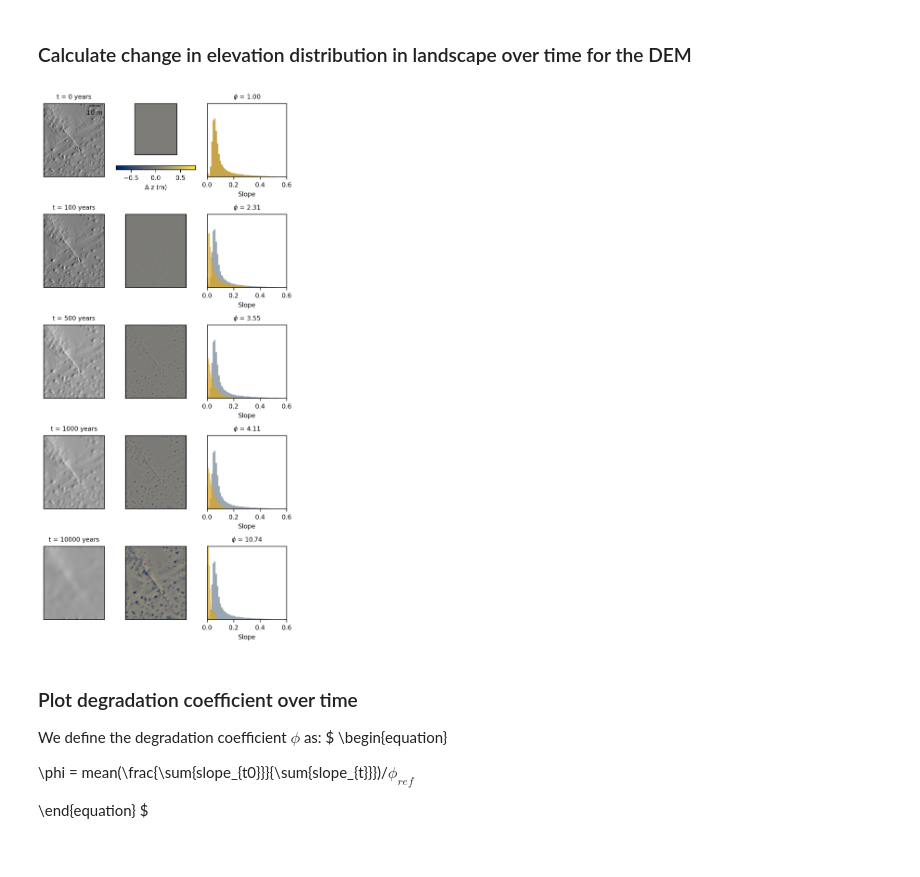
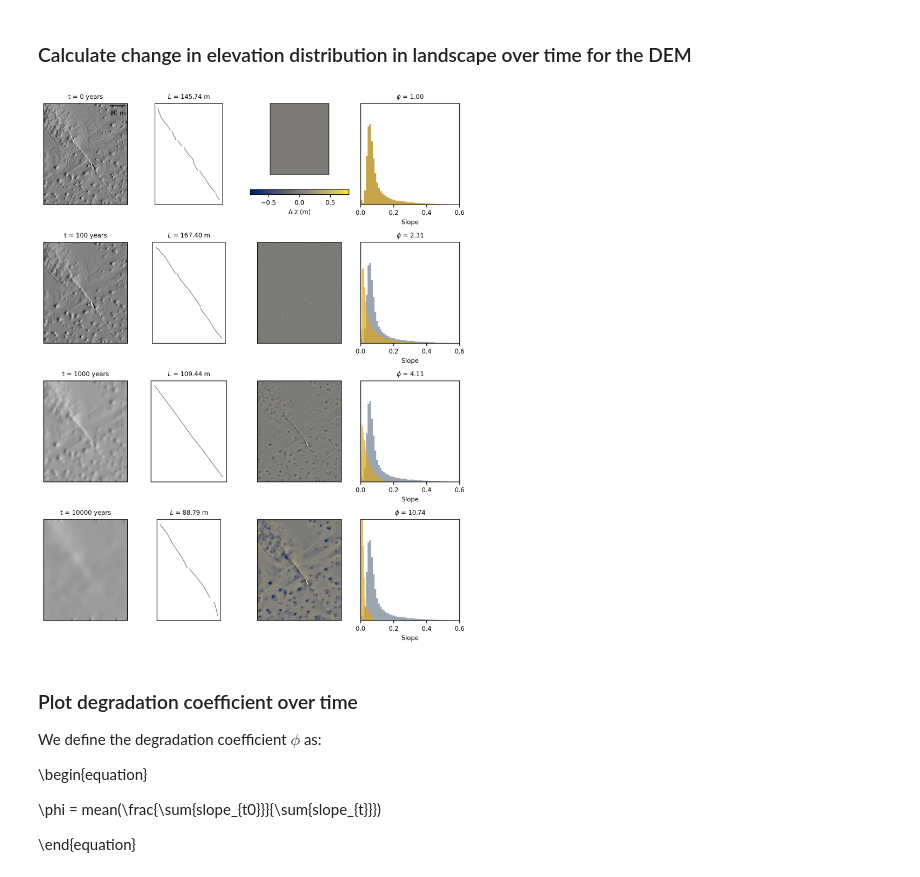
Before and after one commit to absrp/landscape_evolution_PFDHA, a Jupyter notebook: information_loss_analysis.ipynb, the cells around one changed output. Drawn from its saved outputs; the diff is of its cells as text; code cells hidden in the pictures.

Commit message:
added line length analysis

```diff
--- a/information_loss_analysis.ipynb
+++ b/information_loss_analysis.ipynb
@@ -24,18 +26,25 @@ mpl.rcParams['font.size'] = 8
 # %% [markdown]
 ### User-defined inputs
 # %%
-n_iter = np.array([0,2,10,20,200]) # number of iterations (total_time = n_iter * dt) at which to produce output, default dt=5 years
+n_iter = np.array([0,2,20,200]) # number of iterations (total_time = n_iter * dt) at which to produce output, default dt=5 years
 DEM_name = 'DEMs/rc_7_7_4_90.asc' # set name of your DEM here
 txtname = 'test.pdf' # figure name
+shapefile_dir = 'Shapefiles/774_scarp_shps/'
+files = os.listdir(shapefile_dir)
+shapefiles = [file for file in files if file.endswith(".shp")]
+epsg_code =  32611
 # %% [markdown]
 ### Calculate change in elevation distribution in landscape over time for the DEM
 # %%
 fig, ax = plt.subplots(
-    len(n_iter),3,
+    len(n_iter),4,
     tight_layout=True,
-    figsize=(5,10),
+    figsize=(8,10),
     dpi=300
 )
+
+# sort shapefiles in order for plotting later
+shapefiles_sorted = sorted(shapefiles, key=lambda x: int(x.split("_")[1].split(".")[0]))
 
 # landlab grid from DEM
 mg, z = read_esri_ascii(DEM_name, name='topographic__elevation')
@@ -73,29 +82,41 @@ for p in range(max(n_iter)+1):
         zfin = z[mg.nodes]
         z_diff =  zfin - z_t0
         zchange = mg.node_vector_to_raster(z_diff, flip_vertically=True)
-        im = ax[plot_counter,1].imshow(zchange,cmap='cividis',vmin=-0.8, vmax=0.8)
+        im = ax[plot_counter,2].imshow(zchange,cmap='cividis',vmin=-0.8, vmax=0.8)
         if plot_counter == 0:
-            fig.colorbar(im, ax=ax[plot_counter,1],label='$\Delta$ z (m)',orientation='horizontal')
+            fig.colorbar(im, ax=ax[plot_counter,2],label='$\Delta$ z (m)',orientation='horizontal')
         colorbar = plt.gci().colorbar
-        ax[plot_counter,1].set_yticks([])
-        ax[plot_counter,1].set_xticks([])
+        ax[plot_counter,2].set_yticks([])
+        ax[plot_counter,2].set_xticks([])
         slope_t = np.array(slope_t)
-        ax[plot_counter,2].hist(slope_t0,100,color='slategrey',alpha=0.7)
-        ax[plot_counter,2].hist(slope_t,100,color='goldenrod',alpha=0.7)
+        ax[plot_counter,3].hist(slope_t0,100,color='slategrey',alpha=0.7)
+        ax[plot_counter,3].hist(slope_t,100,color='goldenrod',alpha=0.7)
 
         # calculate degradation coefficient
         ratio = slope_t0/slope_t
         ratio = ratio[np.logical_not(np.isnan(ratio))]
         ratio = np.mean(ratio)
         info_loss= ratio
-        ax[plot_counter,2].set_title(r"$\phi$ = {:.2f}".format(info_loss),fontsize=8)
+        ax[plot_counter,3].set_title(r"$\phi$ = {:.2f}".format(info_loss),fontsize=8)
 
         ax[plot_counter,0].set_title('t = %.0f years' %(p*dt),fontsize=8)
-        ax[plot_counter,2].set_xlim([0, 0.6])
-        ax[plot_counter,2].set_xlabel('Slope',fontsize=8)
-        ax[plot_counter,2].set_ylabel('')
-        ax[plot_counter,2].set_yticks([])
-        ax[plot_counter,2].set_ylim([0,12000])
+        ax[plot_counter,3].set_xlim([0, 0.6])
+        ax[plot_counter,3].set_xlabel('Slope',fontsize=8)
+        ax[plot_counter,3].set_ylabel('')
+        ax[plot_counter,3].set_yticks([])
+        ax[plot_counter,3].set_ylim([0,12000])
+
+        shapefile_to_load = shapefile_dir + shapefiles[plot_counter]
+        gdf = gpd.read_file(shapefile_to_load)
+        gdf = gdf.to_crs(epsg=epsg_code)
+        gdf.plot(ax=ax[plot_counter, 1],linewidth=0.8, color='slategrey')
+        ax[plot_counter,1].set_ylabel('')
+        ax[plot_counter,1].set_yticks([])
+        ax[plot_counter,1].set_xlabel('')
+        ax[plot_counter,1].set_xticks([])
+        gdf['length'] = gdf.geometry.length
+        total_length = gdf.geometry.length.sum()
+        ax[plot_counter,1].set_title(r"$L$ = {:.2f} m".format(total_length),fontsize=8)
         plot_counter += 1
     g = mg.calc_grad_at_link(z)
     qs[mg.active_links] = -D * g[mg.active_links]
@@ -106,45 +127,44 @@ scalebar = ScaleBar(
     0.5,
     units="m",
     dimension="si-length",
     label=None,
     length_fraction=None,
     height_fraction=None,
     width_fraction=None,
     location=None,
     pad=None,
     border_pad=None,
     sep=None,
     frameon=None,
     color=None,
     box_color=None,
     box_alpha=0,
     scale_loc=None,
     label_loc=None,
     font_properties=None,
     label_formatter=None,
     scale_formatter=None,
     fixed_value=None,
     fixed_units=None,
     animated=False,
     rotation=None,
 )
 ax[0,0].add_artist(scalebar)
 plt.subplots_adjust(left=0.05, right=1, bottom=0.05, top=0.95, wspace=0.3, hspace=0.3)
 plt.tight_layout()
 plt.savefig(txtname)
 # %% [output]
-[figure, old version]
+[figure, new version]
 # %% [markdown]
 ### Plot degradation coefficient over time
 
 We define the degradation coefficient $\phi$ as:
-$
+
 \begin{equation}
 
-\phi = mean(\frac{\sum{slope_{t0}}}{\sum{slope_{t}}})/$\phi_{ref}$
+\phi = mean(\frac{\sum{slope_{t0}}}{\sum{slope_{t}}})
 
 \end{equation}
-$
 # %%
 fig= plt.figure(
     dpi=200,
```
Also changed, not shown: parts of 2 cells of this notebook.
